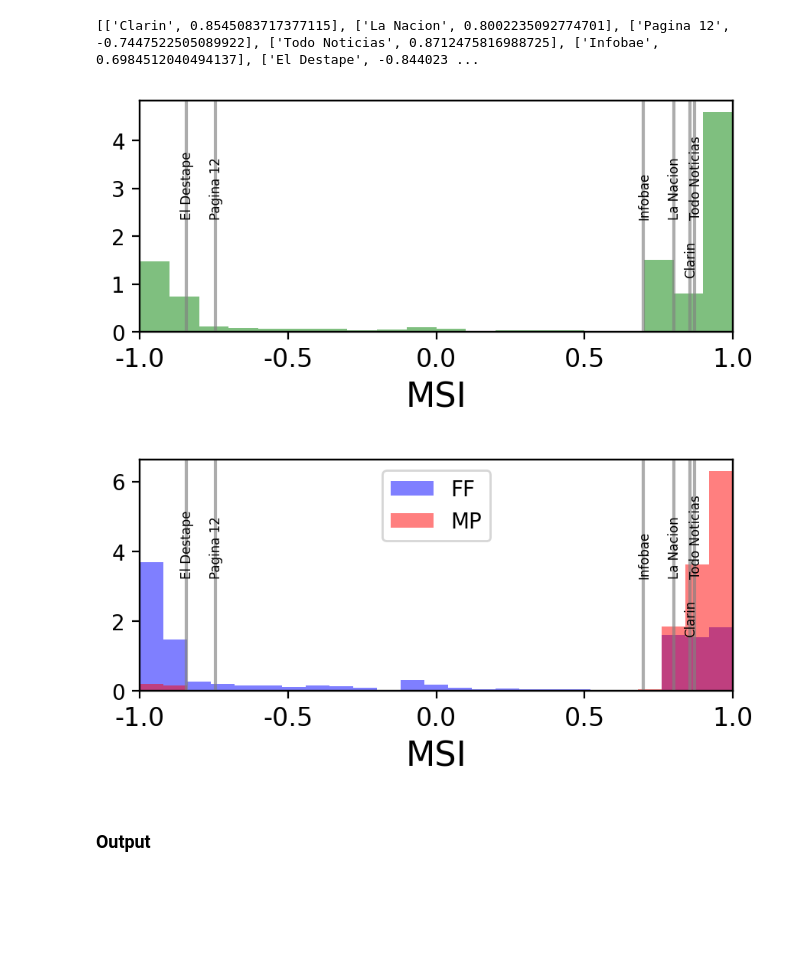
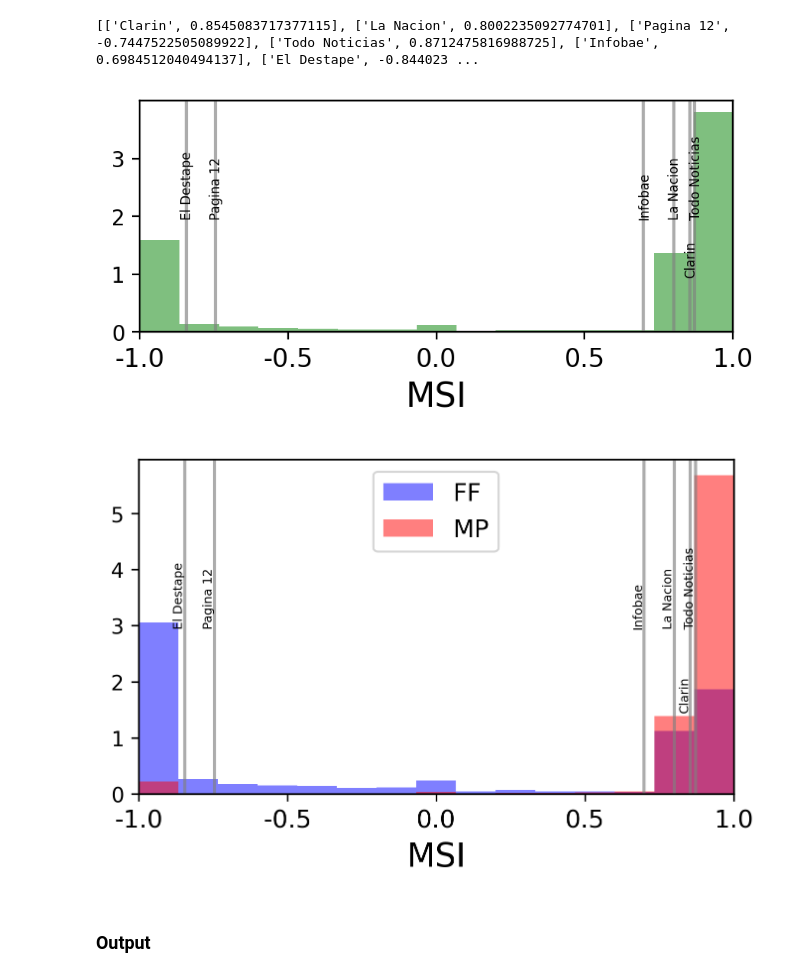
Before and after one commit to spinto88/MediaSharingIndex, a Jupyter notebook: MediaShareIndex_ppal_media.ipynb, the cells around one changed output. Drawn from its saved outputs; the diff is of its cells as text; code cells hidden in the pictures; blank space fills up the shorter version.

Commit message:
Results and plots created

```diff
--- a/MediaShareIndex_ppal_media.ipynb
+++ b/MediaShareIndex_ppal_media.ipynb
@@ -170,7 +172,7 @@ fig, ax = plt.subplots(dpi = 200, figsize=(5,2))
 
 ideocolor = {'FF': 'b', 'MP': 'r'}
 for ideology in ['FF', 'MP']:
-    ax.hist(user_media_df_filtrado[user_media_df_filtrado['ideology'] == ideology]['score'], bins = 20, range=(-1, 1), alpha = 0.50, color = ideocolor[ideology], density = True, label = ideology)
+    ax.hist(user_media_df_filtrado[user_media_df_filtrado['ideology'] == ideology]['score'], bins = 15, range=(-1, 1), alpha = 0.50, color = ideocolor[ideology], density = True, label = ideology)
 ax.set_xlabel(r'MSI', size = 16)
 ax.legend(loc = 'upper center')
 
@@ -257,7 +259,7 @@ print(media_score)
 # %%
 # Scores of the users
 fig, ax = plt.subplots(dpi = 200, figsize=(5,2))
-ax.hist(score_users, bins = 20, range=(-1, 1), alpha = 0.50, color = 'g', density = True)
+ax.hist(score_users, bins = 15, range=(-1, 1), alpha = 0.50, color = 'g', density = True)
 ax.set_xlabel(r'MSI', size = 16)
 
 ax2 = ax.twinx()
@@ -272,7 +274,7 @@ ax.set_xticks(np.arange(-1, 1.05, 0.50), np.arange(-1, 1.05, 0.50), size = 12)
 ax.set_xlim([-1, 1])
 plt.show()
 # %% [output]
-[figure, old version]
+[figure, new version]
 # %%
 user_media_df_filtrado['score'] = score_users
 # %%
@@ -283,30 +285,34 @@ ideology_of_msi_users = user_ideology[user_ideology.index.isin(user_media_df_fil
 user_media_df_filtrado['ideology'] = ideology_of_msi_users
 # %%
 # Scores of the users
-fig, ax = plt.subplots(dpi = 200, figsize=(5,2))
+fig, ax = plt.subplots(dpi = 300, figsize=(5,3))
+ax.set_position([0.10, 0.20, 0.80, 0.75])
 
 ideocolor = {'FF': 'b', 'MP': 'r'}
 for ideology in ['FF', 'MP']:
-    ax.hist(user_media_df_filtrado[user_media_df_filtrado['ideology'] == ideology]['score'], bins = 25, range=(-1, 1), alpha = 0.50, color = ideocolor[ideology], density = True, label = ideology)
+    ax.hist(user_media_df_filtrado[user_media_df_filtrado['ideology'] == ideology]['score'], bins = 15, range=(-1, 1), alpha = 0.50, color = ideocolor[ideology], density = True, label = ideology)
 ax.set_xlabel(r'MSI', size = 16)
-ax.legend(loc = 'upper center')
+ax.legend(loc = 'upper center', fontsize = 12)
 
 ax2 = ax.twinx()
+ax2.set_position([0.10, 0.20, 0.80, 0.75])
+
 for ms in media_score:
     ax2.axvline(ms[1], color = 'grey', alpha = 0.65)
     if ms[0] != 'Clarin':
-        ax2.text(x = ms[1]-0.02, y = 0.5, s=ms[0], rotation = 90, size = 6)
+        ax2.text(x = ms[1]-0.04, y = 0.5, s=ms[0], rotation = 90, size = 6)
     else:
-        ax2.text(x = ms[1]-0.02, y = 0.25, s=ms[0], rotation = 90, size = 6)
+        ax2.text(x = ms[1]-0.04, y = 0.25, s=ms[0], rotation = 90, size = 6)
 ax2.set_yticks([])
 
 
 ax2.set_yticks([])
 ax.set_xticks(np.arange(-1, 1.05, 0.50), np.arange(-1, 1.05, 0.50), size = 12)
 ax.set_xlim([-1, 1])
+plt.savefig('Results/MSI.png')
 plt.show()
 # %% [output]
-[figure, old version]
+[figure, new version]
 # %% [markdown]
 ### Output
 # %%
```
Also changed, not shown: parts of 4 cells of this notebook, 9 other files.
